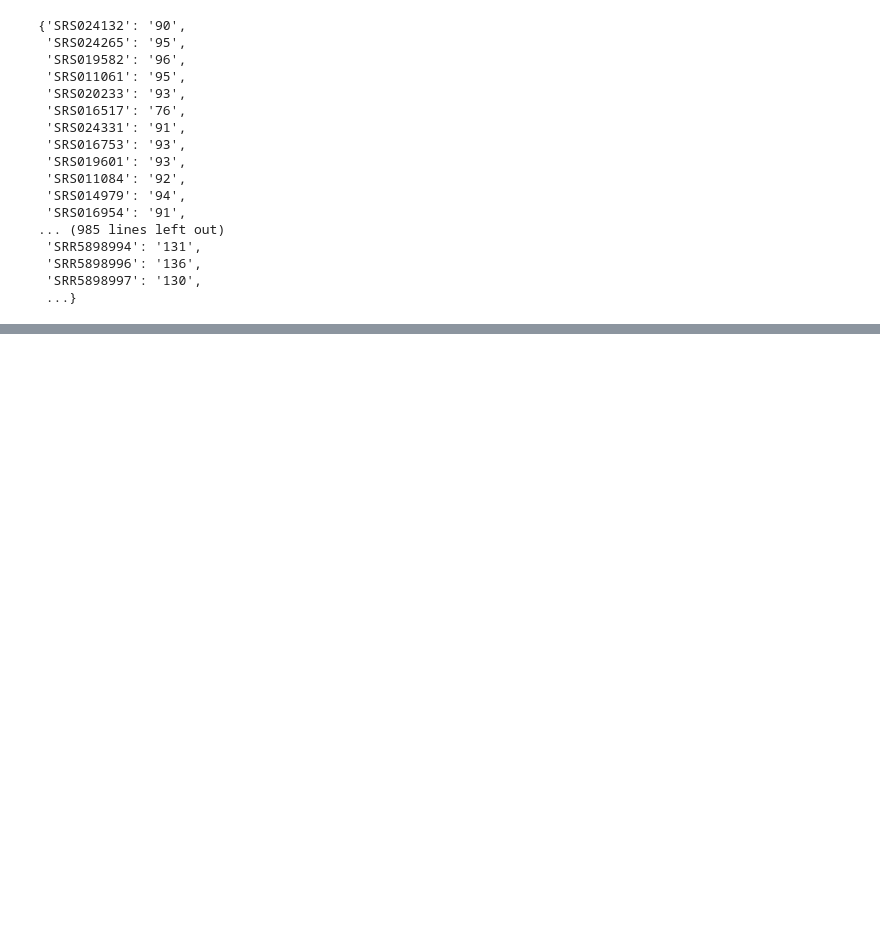
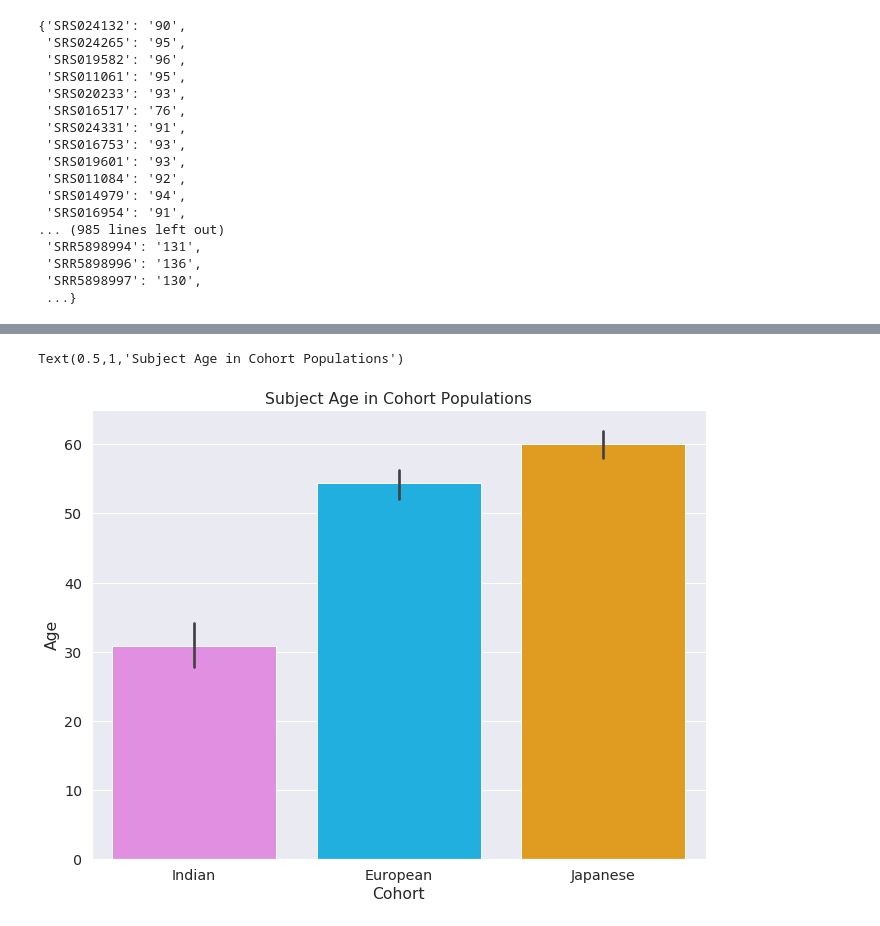
Before and after one commit to syooseph/YoosephLab, a Jupyter notebook: MicrobiomeNetworks/HealthyPopulations/PublicationMaster--CohortSampleInformation.ipynb, the cells around one changed output, grey strips where cells are left out. Cells and saved outputs as stored; diff of their text form; code cells hidden in the pictures; blank space fills up the shorter version.

```diff
--- a/MicrobiomeNetworks/HealthyPopulations/PublicationMaster--CohortSampleInformation.ipynb
+++ b/MicrobiomeNetworks/HealthyPopulations/PublicationMaster--CohortSampleInformation.ipynb
@@ -187,0 +269,5 @@ rlDictionary
+# %%
+metaDF['Age'] = [int(float(x)) for x in metaDF['age']]
+metaDF.head()
+metaDF2 = metaDF.replace("American", np.nan).dropna().copy()
+metaDF2.head()
@@ -187,0 +282,10 @@ rlDictionary
+# %%
+sns.set(font_scale=1.3)
+palette ={"American":'green', "European":'deepskyblue', "Indian":'violet', "Japanese":'orange'}
+
+rcParams['figure.figsize'] = 11,8.27
+sns.barplot(x="Cohort", y='Age', data=metaDF2, ci=95, palette=palette)
+plt.title("Subject Age in Cohort Populations")
+# %% [output]
+Text(0.5,1,'Subject Age in Cohort Populations')
+[figure, added]
```
Also changed, not shown: parts of 6 cells of this notebook.
